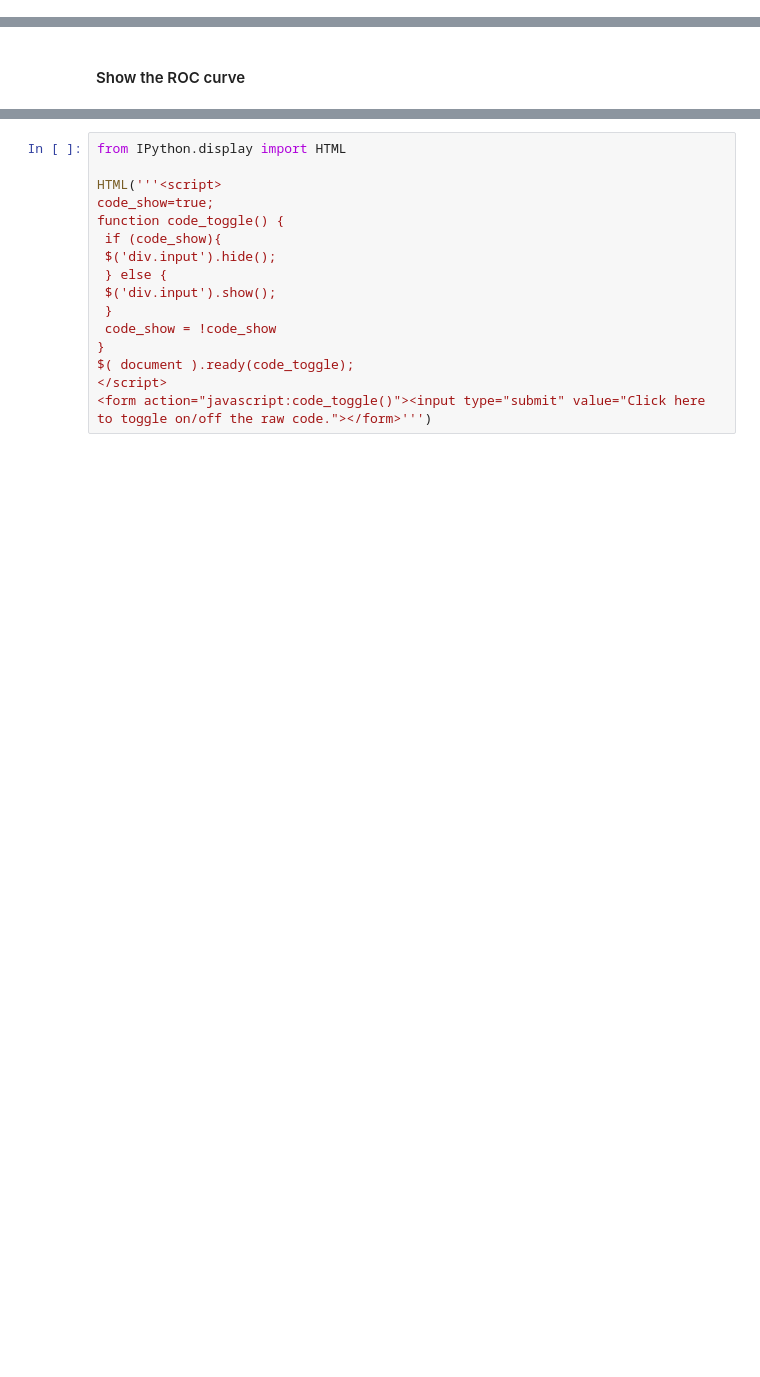
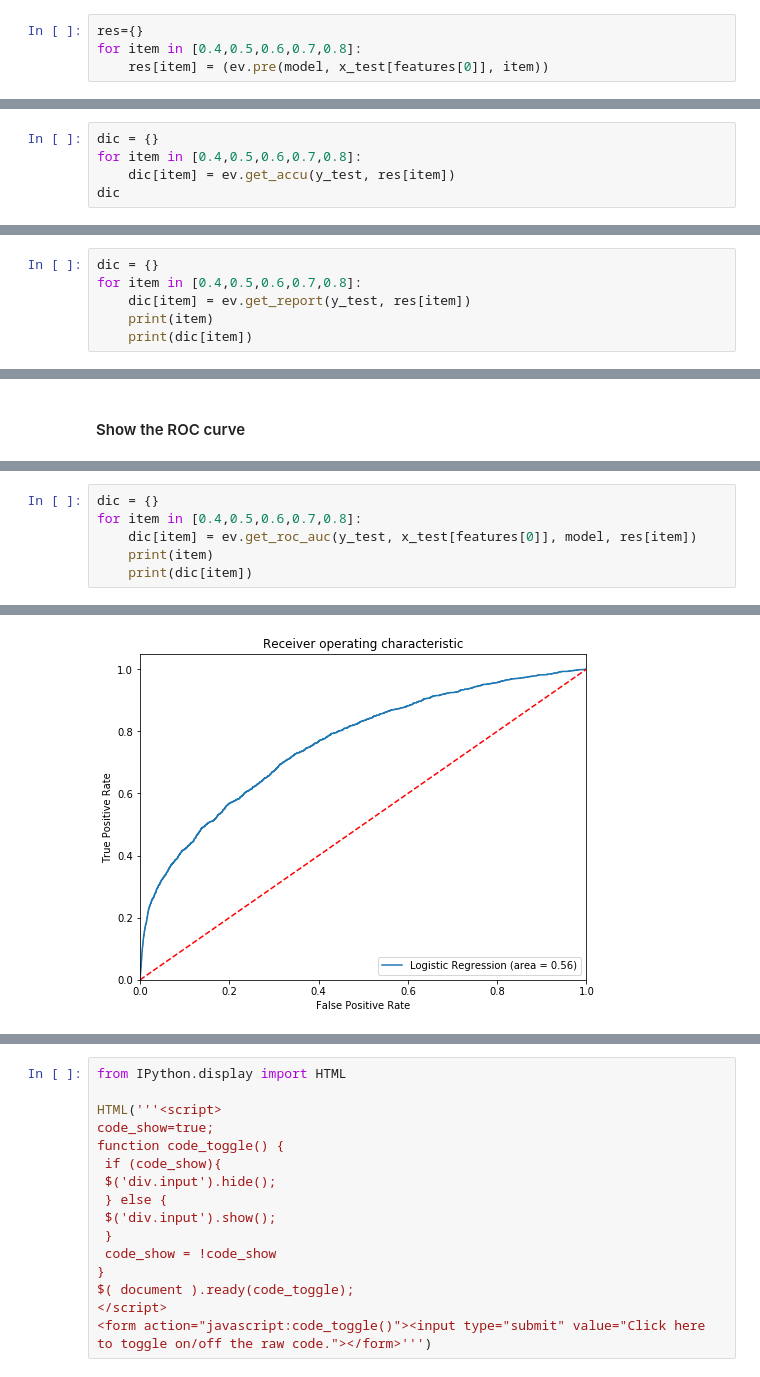
Before and after one commit to pengwei715/Machine-Learning-Projects, a Jupyter notebook: hw2/Homework_2.ipynb, the cells around one changed output, grey strips where cells are left out. Drawn from its saved outputs; the diff is of its cells as text; blank space fills up the shorter version.

```diff
--- a/hw2/Homework_2.ipynb
+++ b/hw2/Homework_2.ipynb
@@ -223,2 +221,6 @@ pres = ev.pre(model, x_test[features[0]])
+# %%
+res={}
+for item in [0.4,0.5,0.6,0.7,0.8]:
+    res[item] = (ev.pre(model, x_test[features[0]], item))
 # %% [markdown]
 #### show accuracy
@@ -228,0 +227,5 @@ ev.get_accu(y_test, pres)
+# %%
+dic = {}
+for item in [0.4,0.5,0.6,0.7,0.8]:
+    dic[item] = ev.get_accu(y_test, res[item])
+dic
@@ -243,0 +242,6 @@ weighted avg       0.84      0.85      0.79     12305
+# %%
+dic = {}
+for item in [0.4,0.5,0.6,0.7,0.8]:
+    dic[item] = ev.get_report(y_test, res[item])
+    print(item)
+    print(dic[item])
@@ -250,0 +268,7 @@ ev.get_roc_auc(y_test, x_test[features[0]], model)
+# %%
+dic = {}
+for item in [0.4,0.5,0.6,0.7,0.8]:
+    dic[item] = ev.get_roc_auc(y_test, x_test[features[0]], model, res[item])
+    print(item)
+    print(dic[item])
+# %% [output]
@@ -250,0 +285 @@ ev.get_roc_auc(y_test, x_test[features[0]], model)
+[figure, added]
```
Also changed, not shown: parts of 7 cells of this notebook, 2 other files.
